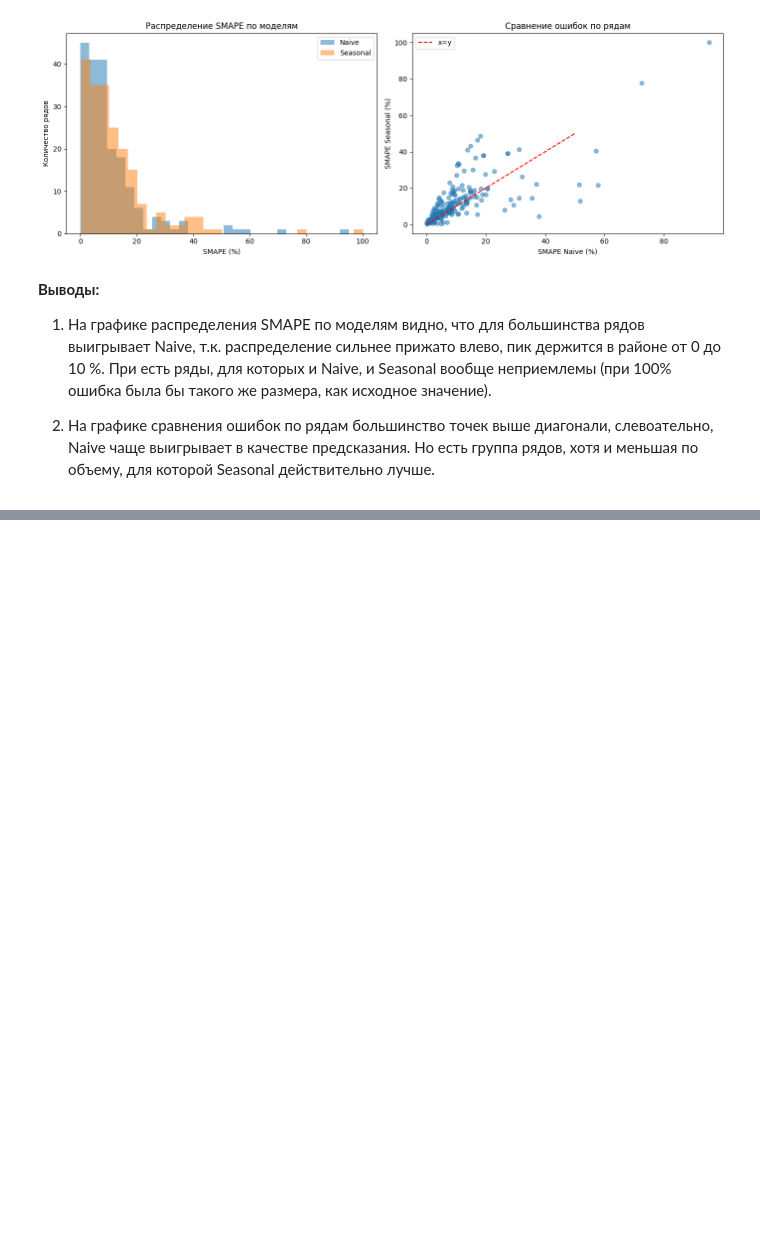
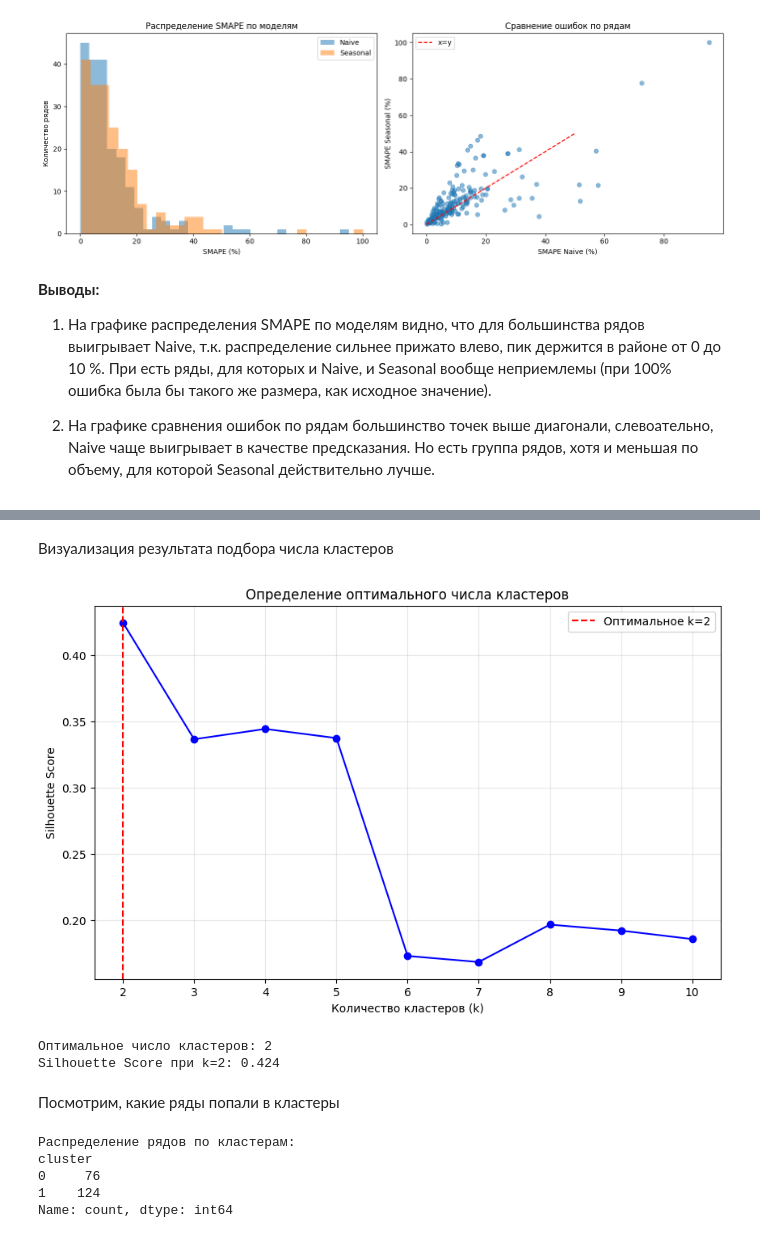
Before and after one commit to margartnn/hse-ts-transformations, a Jupyter notebook: analysis_results.ipynb, the cells around one changed output, grey strips where cells are left out. Saved outputs shown, nothing was run; the diff lists cells and outputs as text; code cells hidden in the pictures; blank space fills up the shorter version.

Commit message:
Add clustering

```diff
--- a/analysis_results.ipynb
+++ b/analysis_results.ipynb
@@ -448,0 +495,10 @@ from sklearn.metrics import silhouette_score
+# %%
+series_list_scaled = []
+for i, s in enumerate(series_list):
+    s_2d = s.reshape(-1, 1)
+    scaler = StandardScaler()
+    s_scaled = scaler.fit_transform(s_2d).flatten()
+    series_list_scaled.append(s_scaled)
+
+print(f"До: mean={series_list[0].mean():.2f}, std={series_list[0].std():.2f}")
+print(f"После: mean={series_list_scaled[0].mean():.2f}, std={series_list_scaled[0].std():.2f}")
@@ -448,0 +508,16 @@ from sklearn.metrics import silhouette_score
+# %%
+series_list_for_tslearn = to_time_series_dataset(series_list_scaled)
+silhouette_scores = []
+
+for k in tqdm(range(2, 11), desc="Поиск оптимального k"):
+    model = TimeSeriesKMeans(n_clusters=k,
+                            metric="dtw",
+                            random_state=42,
+                            max_iter=10,
+                            n_jobs=-1)
+
+    labels = model.fit_predict(series_list_for_tslearn)
+
+    score = silhouette_score(series_list_for_tslearn, labels, metric="dtw")
+    silhouette_scores.append(score)
+    print(f"k={k}, silhouette={score:.4f}")
@@ -448,0 +534,45 @@ from sklearn.metrics import silhouette_score
+# %% [markdown]
+Визуализация результата подбора числа кластеров
+# %%
+plt.figure(figsize=(10, 6))
+plt.plot(range(2, 11), silhouette_scores, 'bo-')
+plt.xlabel('Количество кластеров (k)')
+plt.ylabel('Silhouette Score')
+plt.title('Определение оптимального числа кластеров')
+plt.grid(True, alpha=0.3)
+
+best_k = range(2, 11)[np.argmax(silhouette_scores)]
+plt.axvline(x=best_k, color='r', linestyle='--', label=f'Оптимальное k={best_k}')
+plt.legend()
+plt.show()
+
+print(f"\nОптимальное число кластеров: {best_k}")
+print(f"Silhouette Score при k={best_k}: {max(silhouette_scores):.3f}")
+# %% [output]
+[figure, added]
+Оптимальное число кластеров: 2
+Silhouette Score при k=2: 0.424
+# %% [markdown]
+Посмотрим, какие ряды попали в кластеры
+# %%
+final_model = TimeSeriesKMeans(n_clusters=2,
+                              metric="dtw",
+                              random_state=42,
+                              max_iter=10,
+                              n_jobs=-1)
+
+final_labels = final_model.fit_predict(series_list_for_tslearn)
+
+cluster_df = pd.DataFrame({
+    'series_name': df['series_name'].unique(),
+    'cluster': final_labels
+})
+
+print("Распределение рядов по кластерам:")
+print(cluster_df['cluster'].value_counts().sort_index())
+# %% [output]
+Распределение рядов по кластерам:
+cluster
+0     76
+1    124
+Name: count, dtype: int64
```
Also changed, not shown: parts of 14 cells of this notebook, 1 other file.
